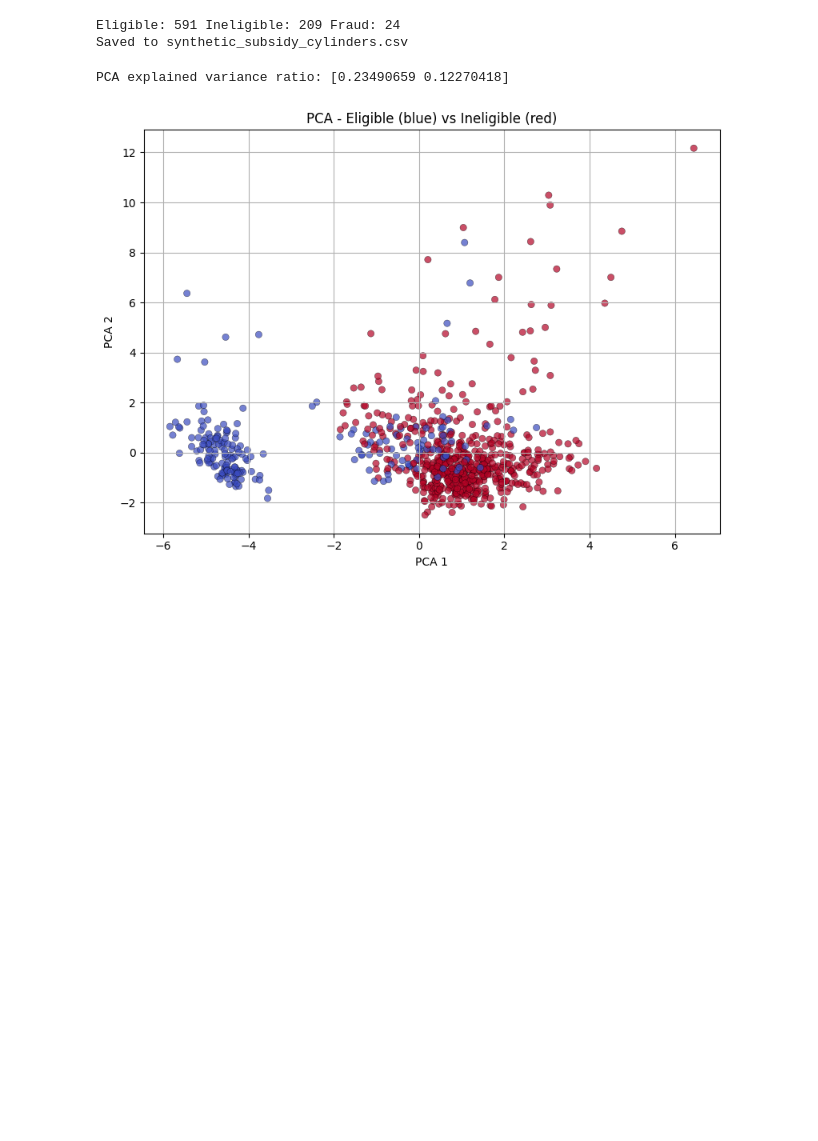
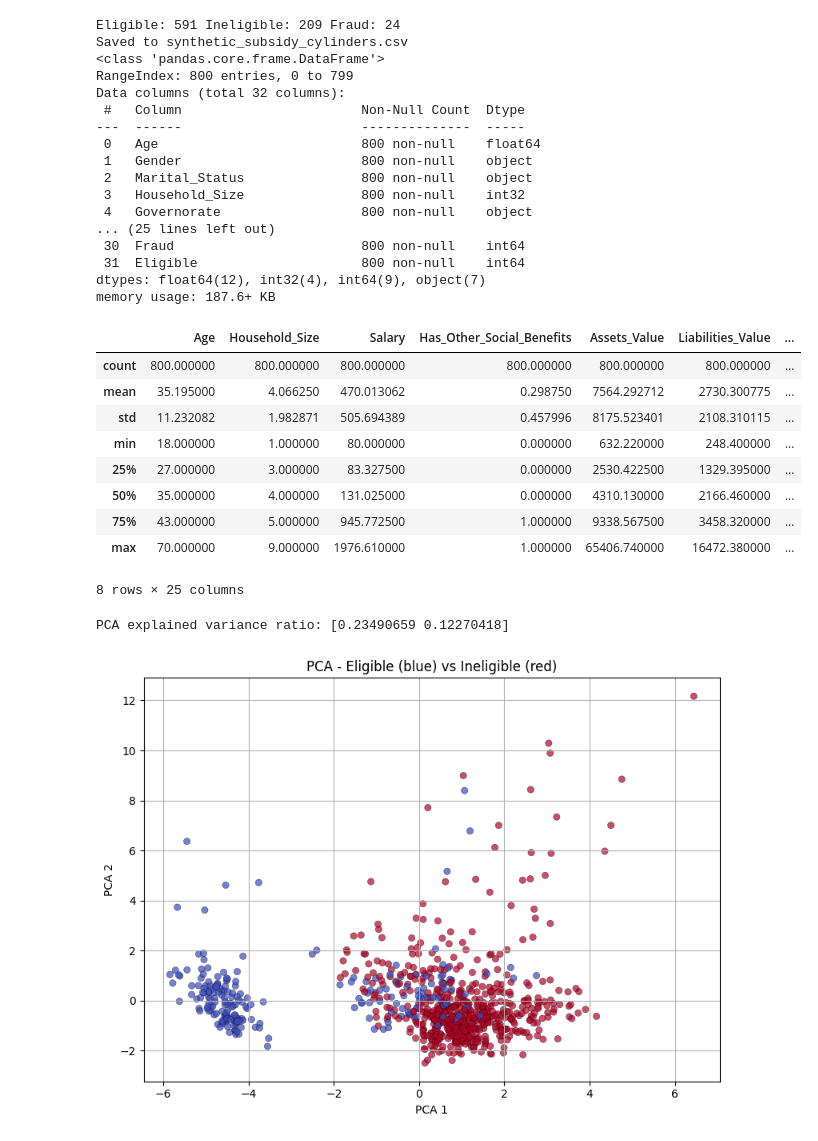
Before and after one commit to mohd301/b-tech-course-project, a Jupyter notebook: synthetic data/synthetic.ipynb, the cells around one changed output. Drawn from its saved outputs; the diff is of its cells as text; code cells hidden in the pictures; blank space fills up the shorter version.

```diff
--- a/synthetic data/synthetic.ipynb
+++ b/synthetic data/synthetic.ipynb
@@ -320,33 +320,62 @@ cond1 = (
     (df['Vehicle_Ownership'] == 1)
 )
 
 # Condition 2 – Married with dependents & owns car
 cond2 = (
     (df['Marital_Status'] == 'Married') &
     (df['Number_of_Children'] >= 1) &
     (df['Vehicle_Ownership'] == 1)
 )
 
 # Condition 3 – Young (18–24), student/unemployed & owns car
 cond3 = (
     (df['Age'].between(18, 24)) &
     (df['Employment_Status'].isin(['Student', 'Unemployed'])) &
     (df['Vehicle_Ownership'] == 1)
 )
 
 df['Eligible'] = (cond1 | cond2 | cond3).astype(int)
 
 # Quick sanity check
 print("Eligible:", df['Eligible'].sum(),
       "Ineligible:", len(df) - df['Eligible'].sum(),
       "Fraud:", df['Fraud'].sum())
 
 # Save to CSV
 df.to_csv("synthetic_subsidy_cylinders.csv", index=False)
 print("Saved to synthetic_subsidy_cylinders.csv")
+
+
+df.info()
+df.describe()
 # %% [output]
 Eligible: 591 Ineligible: 209 Fraud: 24
 Saved to synthetic_subsidy_cylinders.csv
+<class 'pandas.core.frame.DataFrame'>
+RangeIndex: 800 entries, 0 to 799
+Data columns (total 32 columns):
+ #   Column                       Non-Null Count  Dtype
+---  ------                       --------------  -----
+ 0   Age                          800 non-null    float64
+ 1   Gender                       800 non-null    object
+ 2   Marital_Status               800 non-null    object
+ 3   Household_Size               800 non-null    int32
+ 4   Governorate                  800 non-null    object
+... (25 lines left out)
+ 30  Fraud                        800 non-null    int64
+ 31  Eligible                     800 non-null    int64
+dtypes: float64(12), int32(4), int64(9), object(7)
+memory usage: 187.6+ KB
+|  | Age | Household_Size | Salary | Has_Other_Social_Benefits | Assets_Value | Liabilities_Value | ... |
+| count | 800.000000 | 800.000000 | 800.000000 | 800.000000 | 800.000000 | 800.000000 | ... |
+| mean | 35.195000 | 4.066250 | 470.013062 | 0.298750 | 7564.292712 | 2730.300775 | ... |
+| std | 11.232082 | 1.982871 | 505.694389 | 0.457996 | 8175.523401 | 2108.310115 | ... |
+| min | 18.000000 | 1.000000 | 80.000000 | 0.000000 | 632.220000 | 248.400000 | ... |
+| 25% | 27.000000 | 3.000000 | 83.327500 | 0.000000 | 2530.422500 | 1329.395000 | ... |
+| 50% | 35.000000 | 4.000000 | 131.025000 | 0.000000 | 4310.130000 | 2166.460000 | ... |
+| 75% | 43.000000 | 5.000000 | 945.772500 | 1.000000 | 9338.567500 | 3458.320000 | ... |
+| max | 70.000000 | 9.000000 | 1976.610000 | 1.000000 | 65406.740000 | 16472.380000 | ... |
+8 rows × 25 columns
 # %%
 # In[47]:
 
```
Also changed, not shown: parts of 3 cells of this notebook.
